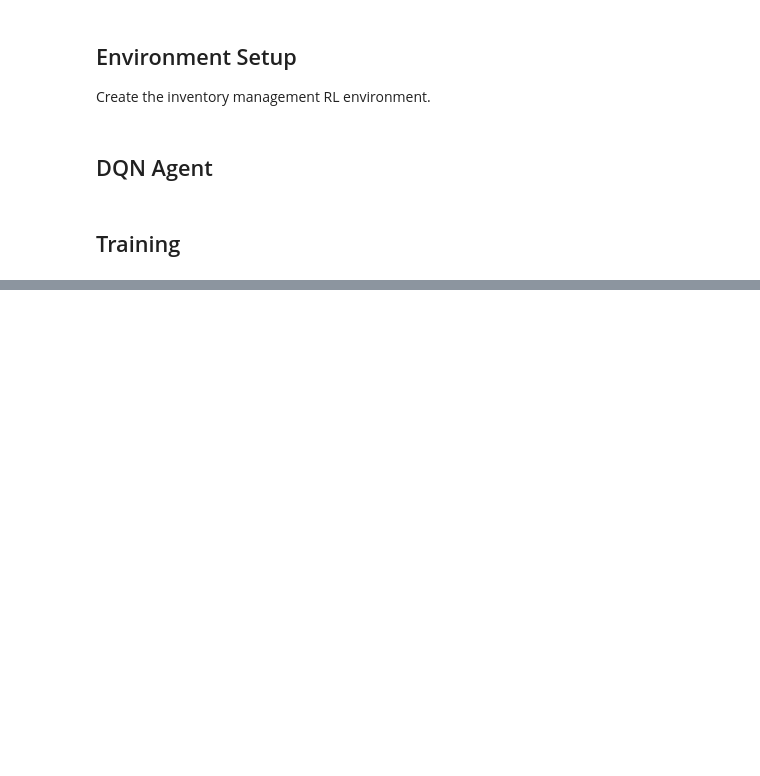
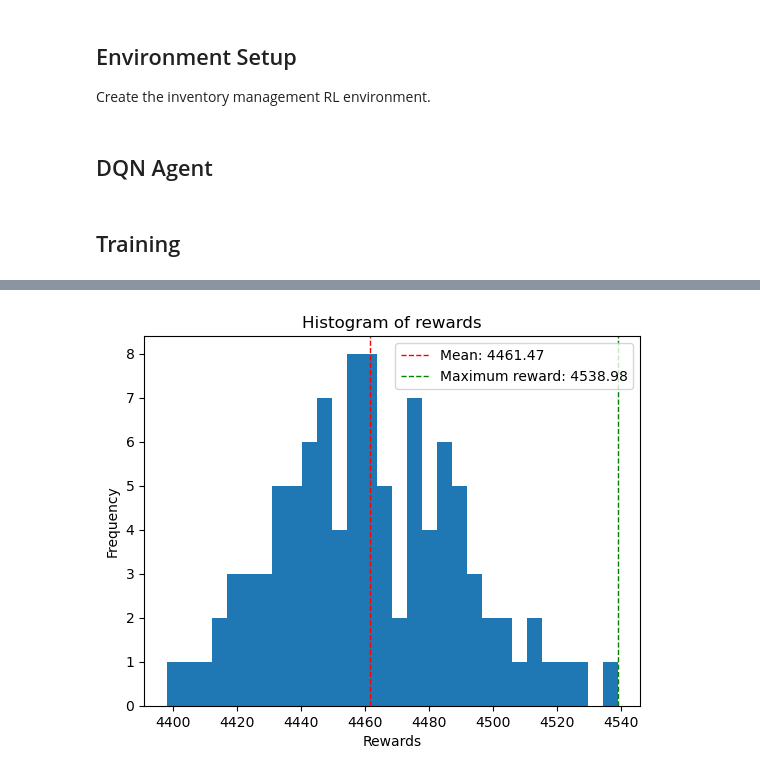
Before and after one commit to Jinyi-Liu/ECE517-Project, a Jupyter notebook: project.ipynb, the cells around one changed output, grey strips where cells are left out. Saved outputs shown, nothing was run; the diff lists cells and outputs as text; code cells hidden in the pictures; blank space fills up the shorter version.

```diff
--- a/project.ipynb
+++ b/project.ipynb
@@ -217,0 +266,14 @@ plt.show()
+# %%
+# Plot the histogram
+plt.hist(sample_reward, bins=30)
+# label the maximum reward
+plt.axvline(np.mean(sample_reward), color='r', linestyle='dashed', linewidth=1)
+# plt.axvline(np.mean(sample_reward) + np.std(sample_reward), color='k', linestyle='dashed', linewidth=1)
+plt.axvline(np.max(sample_reward), color='g', linestyle='dashed', linewidth=1, label="Maximum reward")
+plt.xlabel("Rewards")
+plt.ylabel("Frequency")
+plt.legend(["Mean: %.2f" % np.mean(sample_reward), "Maximum reward: %.2f" % np.max(sample_reward)])
+plt.title("Histogram of rewards")
+plt.savefig("Histogram of rewards - Base %d.png" % base_stock)
+# %% [output]
+[figure, added]
```
Also changed, not shown: parts of 8 cells of this notebook, 17 other files.
